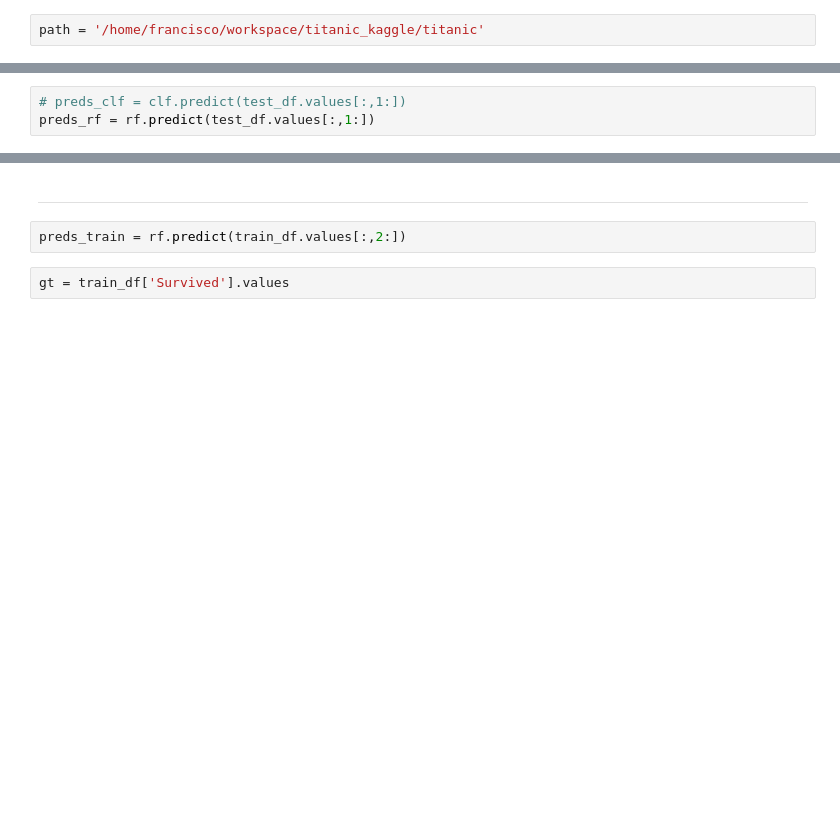
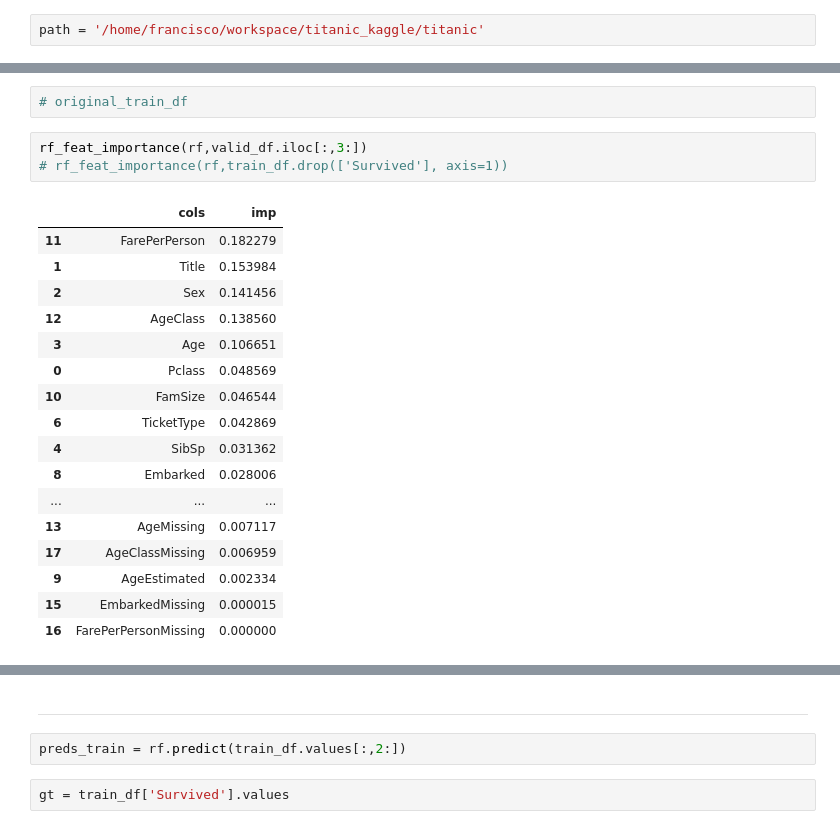
Before and after one commit to francisco-lourenco-2/titanic_kaggle, a Jupyter notebook: Titanic_Random_Forests.ipynb, the cells around one changed output, grey strips where cells are left out. Cells and saved outputs as stored; diff of their text form; blank space fills up the shorter version.

```diff
--- a/Titanic_Random_Forests.ipynb
+++ b/Titanic_Random_Forests.ipynb
@@ -123,3 +187,23 @@ RandomForestClassifier(n_estimators=100000)
-# %%
-# preds_clf = clf.predict(test_df.values[:,1:])
-preds_rf = rf.predict(test_df.values[:,1:])
+# %%
+# original_train_df
+# %%
+rf_feat_importance(rf,valid_df.iloc[:,3:])
+# rf_feat_importance(rf,train_df.drop(['Survived'], axis=1))
+# %% [output]
+|  | cols | imp |
+| 11 | FarePerPerson | 0.182279 |
+| 1 | Title | 0.153984 |
+| 2 | Sex | 0.141456 |
+| 12 | AgeClass | 0.138560 |
+| 3 | Age | 0.106651 |
+| 0 | Pclass | 0.048569 |
+| 10 | FamSize | 0.046544 |
+| 6 | TicketType | 0.042869 |
+| 4 | SibSp | 0.031362 |
+| 8 | Embarked | 0.028006 |
+| ... | ... | ... |
+| 13 | AgeMissing | 0.007117 |
+| 17 | AgeClassMissing | 0.006959 |
+| 9 | AgeEstimated | 0.002334 |
+| 15 | EmbarkedMissing | 0.000015 |
+| 16 | FarePerPersonMissing | 0.000000 |
```
Also changed, not shown: parts of 31 cells of this notebook, 1 other file.
